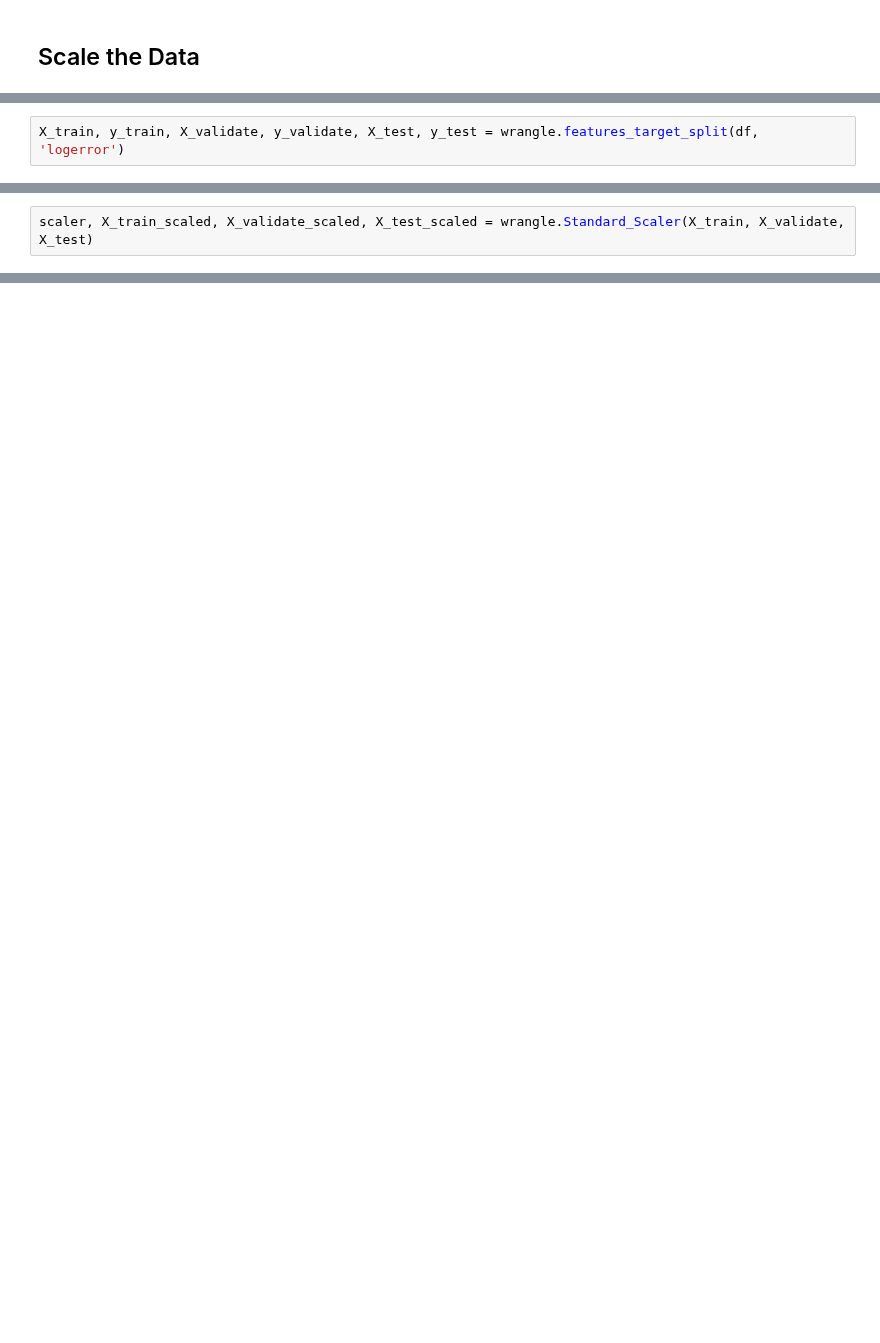
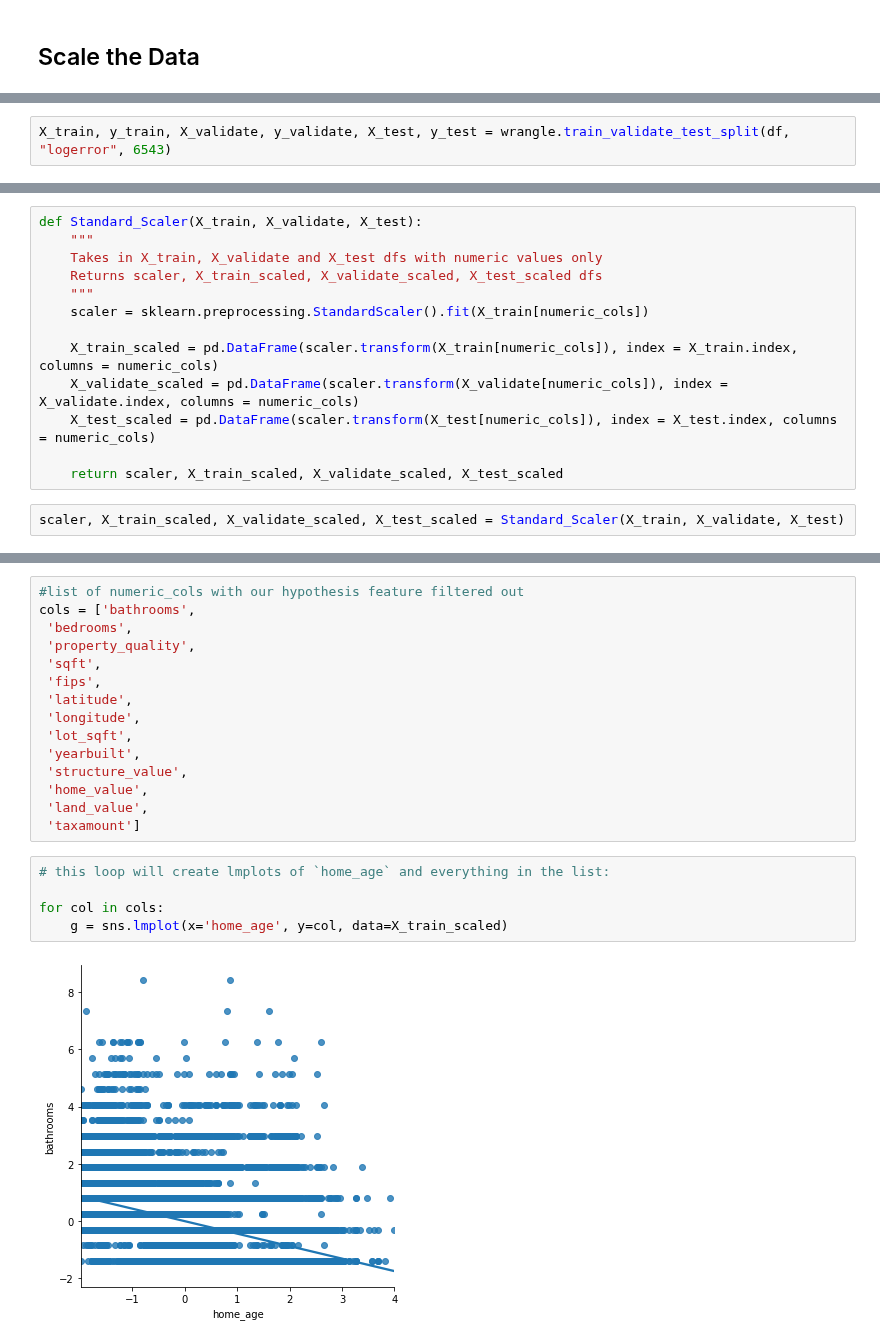
Before and after one commit to SKG-ZillowClusteringProject/zillow_clustering_project, a Jupyter notebook: SKG_Final_Notebook.ipynb, the cells around one changed output, grey strips where cells are left out. Cells and saved outputs as stored; diff of their text form; blank space fills up the shorter version.

```diff
--- a/SKG_Final_Notebook.ipynb
+++ b/SKG_Final_Notebook.ipynb
@@ -249,2 +362,2 @@ train.head()
 # %%
-X_train, y_train, X_validate, y_validate, X_test, y_test = wrangle.features_target_split(df, 'logerror')
+X_train, y_train, X_validate, y_validate, X_test, y_test = wrangle.train_validate_test_split(df, "logerror", 6543)
@@ -253,2 +415,15 @@ NameError: name 'train' is not defined
+# %%
+def Standard_Scaler(X_train, X_validate, X_test):
+    """
+    Takes in X_train, X_validate and X_test dfs with numeric values only
+    Returns scaler, X_train_scaled, X_validate_scaled, X_test_scaled dfs
+    """
+    scaler = sklearn.preprocessing.StandardScaler().fit(X_train[numeric_cols])
+
+    X_train_scaled = pd.DataFrame(scaler.transform(X_train[numeric_cols]), index = X_train.index, columns = numeric_cols)
+    X_validate_scaled = pd.DataFrame(scaler.transform(X_validate[numeric_cols]), index = X_validate.index, columns = numeric_cols)
+    X_test_scaled = pd.DataFrame(scaler.transform(X_test[numeric_cols]), index = X_test.index, columns = numeric_cols)
+
+    return scaler, X_train_scaled, X_validate_scaled, X_test_scaled
 # %%
-scaler, X_train_scaled, X_validate_scaled, X_test_scaled = wrangle.Standard_Scaler(X_train, X_validate, X_test)
+scaler, X_train_scaled, X_validate_scaled, X_test_scaled = Standard_Scaler(X_train, X_validate, X_test)
@@ -256,0 +434,22 @@ NameError: name 'X_train' is not defined
+# %%
+#list of numeric_cols with our hypothesis feature filtered out
+cols = ['bathrooms',
+ 'bedrooms',
+ 'property_quality',
+ 'sqft',
+ 'fips',
+ 'latitude',
+ 'longitude',
+ 'lot_sqft',
+ 'yearbuilt',
+ 'structure_value',
+ 'home_value',
+ 'land_value',
+ 'taxamount']
+# %%
+# this loop will create lmplots of `home_age` and everything in the list:
+
+for col in cols:
+    g = sns.lmplot(x='home_age', y=col, data=X_train_scaled)
+# %% [output]
+[figure, added]
```
Also changed, not shown: parts of 77 cells of this notebook, 1 other file.
